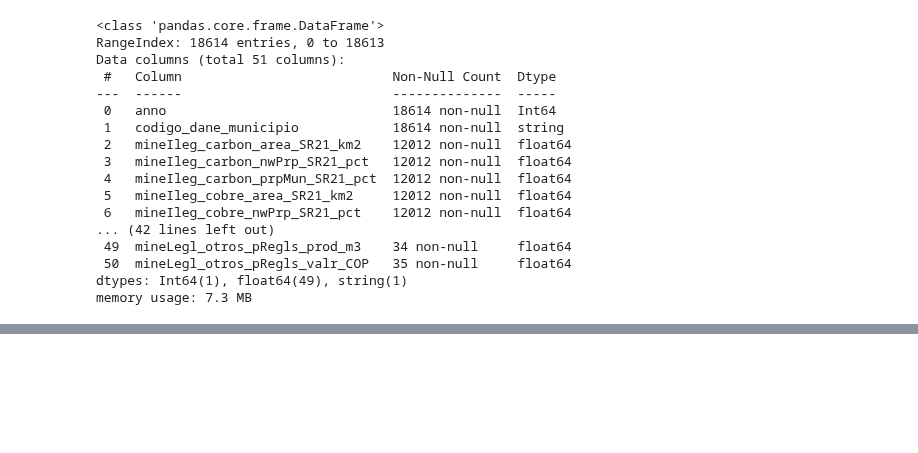
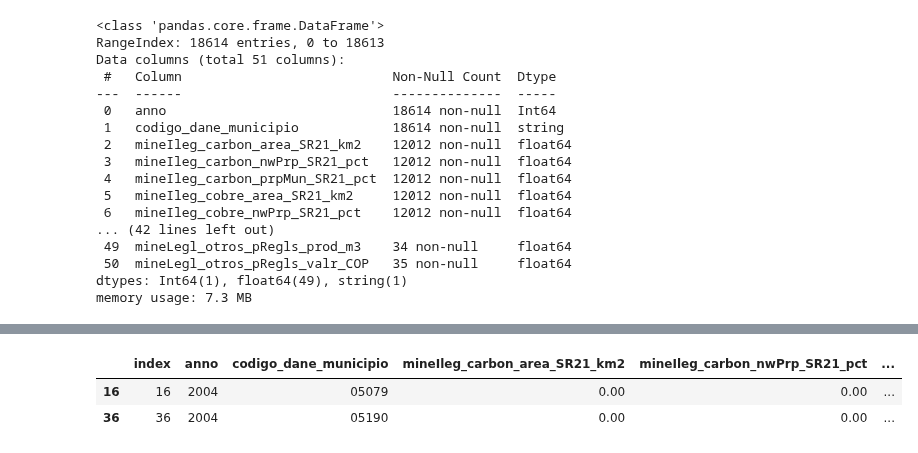
Before and after one commit to JC-AlfonsoR/PEG-mining-agriculture, a Jupyter notebook: engines/e2101_organizar_informacionAdicional_minerales.ipynb, the cells around one changed output, grey strips where cells are left out. Cells and saved outputs as stored; diff of their text form; code cells hidden in the pictures; blank space fills up the shorter version.

```diff
--- a/engines/e2101_organizar_informacionAdicional_minerales.ipynb
+++ b/engines/e2101_organizar_informacionAdicional_minerales.ipynb
@@ -676,0 +738,10 @@ df_stata.to_stata(DATA/'intermediate/e2101_panel_InfoAdicional_Minerales.dta')
+# %%
+# Extraer datos
+id_municipios_cero_produccion = datos_cero_produccion[COL_ID_MUNICIPIO].unique()
+datos_municipios_cero_prod = df_stata[df_stata[COL_ID_MUNICIPIO].isin(id_municipios_cero_produccion)]
+
+datos_municipios_cero_prod.head(2)
+# %% [output]
+|  | index | anno | codigo_dane_municipio | mineIleg_carbon_area_SR21_km2 | mineIleg_carbon_nwPrp_SR21_pct | ... |
+| 16 | 16 | 2004 | 05079 | 0.00 | 0.00 | ... |
+| 36 | 36 | 2004 | 05190 | 0.00 | 0.00 | ... |
```
Also changed, not shown: parts of 9 cells of this notebook, 2 other files.
